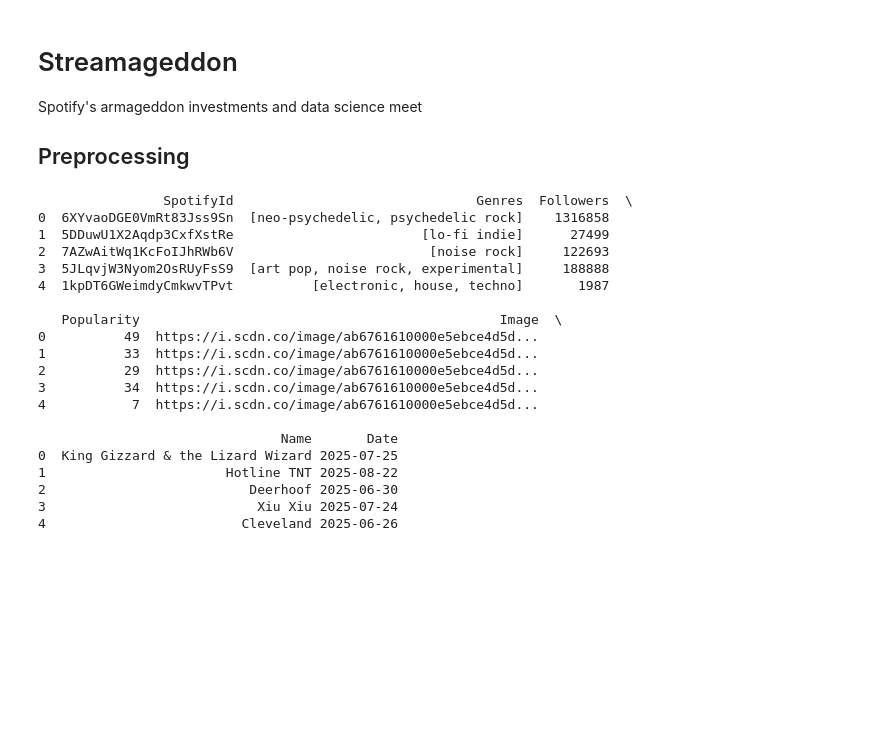
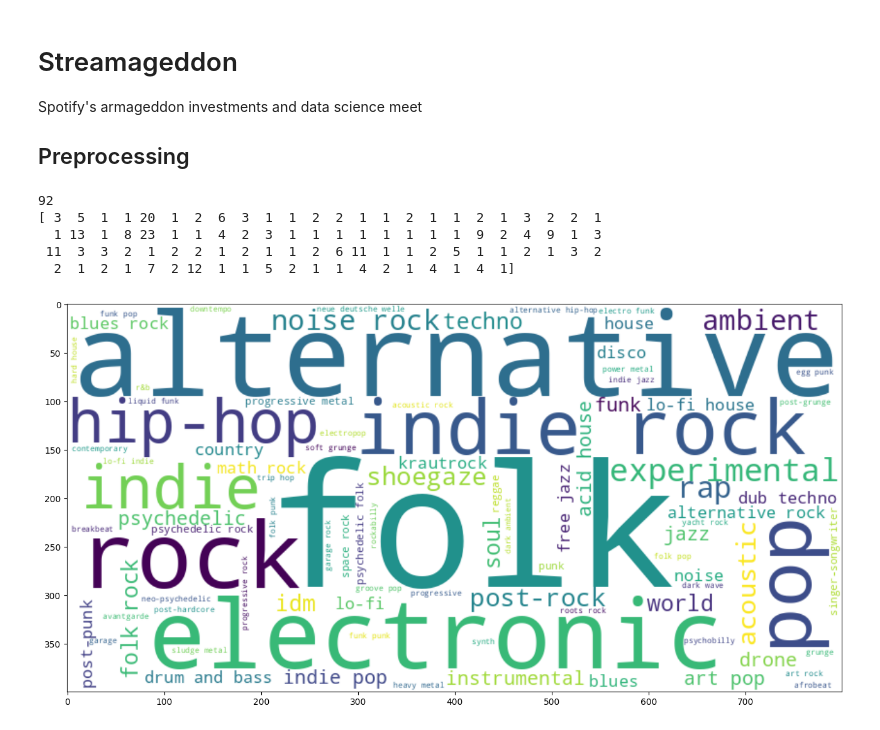
Before and after one commit to streamageddon/streamageddon.github.io, a Jupyter notebook: streamageddon.ipynb, the cells around one changed output. Drawn from its saved outputs; the diff is of its cells as text; code cells hidden in the pictures; blank space fills up the shorter version.

```diff
--- a/streamageddon.ipynb
+++ b/streamageddon.ipynb
@@ -7,5 +7,8 @@ Spotify's armageddon investments and data science meet
 # %%
 import pandas as pd
+import numpy as np
+import matplotlib.pyplot as plt
+from wordcloud import WordCloud
 
 df_csv = pd.read_csv("artists.csv")
 df_json = pd.read_json("spotify-artists.json")
@@ -27,25 +30,32 @@ data = {"SpotifyId": id,
 df_json_final = pd.DataFrame(data)
 df = df_json_final.merge(df_csv, on='SpotifyId', how='inner')
 df["Date"] = pd.to_datetime(df["Date"], format='%Y%m%d')
-print(df.head())
+#print(df.head())
+
+flat_genres = df.explode("Genres")
+#print(flat_genres)
+
+unique, counts = np.unique(flat_genres["Genres"], return_counts=True)
+print(len(unique))
+print(counts)
 # %% [output]
-                SpotifyId                               Genres  Followers  \
-0  6XYvaoDGE0VmRt83Jss9Sn  [neo-psychedelic, psychedelic rock]    1316858
-1  5DDuwU1X2Aqdp3CxfXstRe                        [lo-fi indie]      27499
-2  7AZwAitWq1KcFoIJhRWb6V                         [noise rock]     122693
-3  5JLqvjW3Nyom2OsRUyFsS9  [art pop, noise rock, experimental]     188888
-4  1kpDT6GWeimdyCmkwvTPvt          [electronic, house, techno]       1987
-
-   Popularity                                              Image  \
-0          49  https://i.scdn.co/image/ab6761610000e5ebce4d5d...
-1          33  https://i.scdn.co/image/ab6761610000e5ebce4d5d...
-2          29  https://i.scdn.co/image/ab6761610000e5ebce4d5d...
-3          34  https://i.scdn.co/image/ab6761610000e5ebce4d5d...
-4           7  https://i.scdn.co/image/ab6761610000e5ebce4d5d...
-
-                               Name       Date
-0  King Gizzard & the Lizard Wizard 2025-07-25
-1                       Hotline TNT 2025-08-22
-2                          Deerhoof 2025-06-30
-3                           Xiu Xiu 2025-07-24
-4                         Cleveland 2025-06-26
+92
+[ 3  5  1  1 20  1  2  6  3  1  1  2  2  1  1  2  1  1  2  1  3  2  2  1
+  1 13  1  8 23  1  1  4  2  3  1  1  1  1  1  1  1  1  9  2  4  9  1  3
+ 11  3  3  2  1  2  2  1  2  1  1  2  6 11  1  1  2  5  1  1  2  1  3  2
+  2  1  2  1  7  2 12  1  1  5  2  1  1  4  2  1  4  1  4  1]
+# %%
+genres_dict = {}
+for i in range(len(unique)):
+    genres_dict[unique[i]] = counts[i]
+
+wc = WordCloud(width=800, height=400, background_color="white")
+
+wc.generate_from_frequencies(genres_dict)
+
+plt.figure(figsize=(16, 8))
+plt.imshow(wc, interpolation="bilinear")
+plt.axis('off')
+plt.show()
+# %% [output]
+[figure, added]
```
Also changed, not shown: parts of 3 cells of this notebook.
